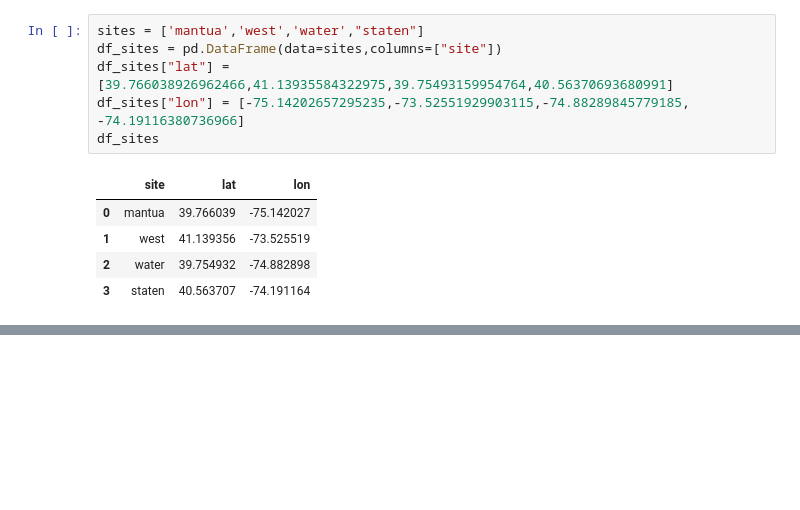
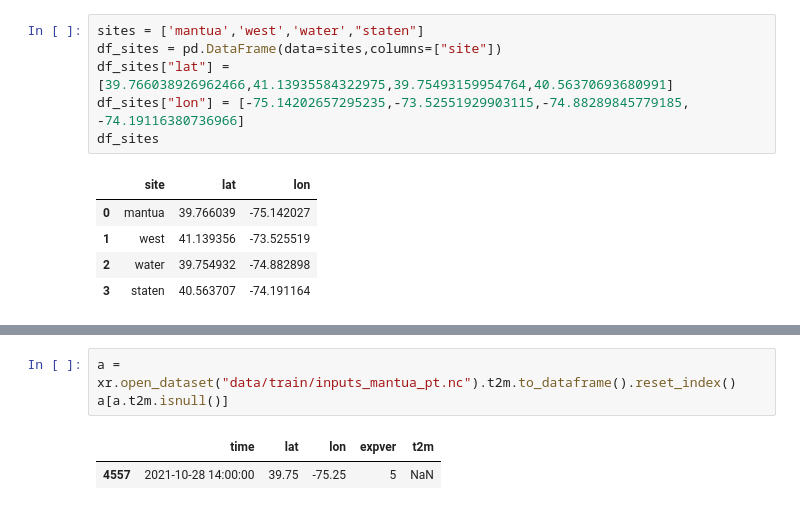
Before and after one commit to zakialattar/superERA5, a Jupyter notebook: data_processing.ipynb, the cells around one changed output, grey strips where cells are left out. Drawn from its saved outputs; the diff is of its cells as text; blank space fills up the shorter version.

```diff
--- a/data_processing.ipynb
+++ b/data_processing.ipynb
@@ -111,0 +86,6 @@ print(input_mantua_pt.ssrd.attrs)
+# %%
+a = xr.open_dataset("data/train/inputs_mantua_pt.nc").t2m.to_dataframe().reset_index()
+a[a.t2m.isnull()]
+# %% [output]
+|  | time | lat | lon | expver | t2m |
+| 4557 | 2021-10-28 14:00:00 | 39.75 | -75.25 | 5 | NaN |
```
Also changed, not shown: parts of 16 cells of this notebook, 26 other files.
